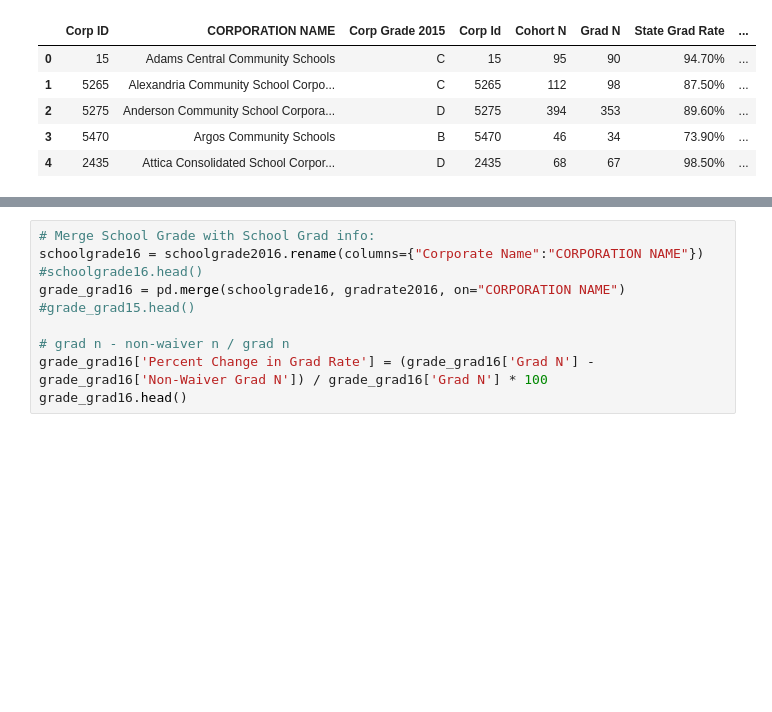
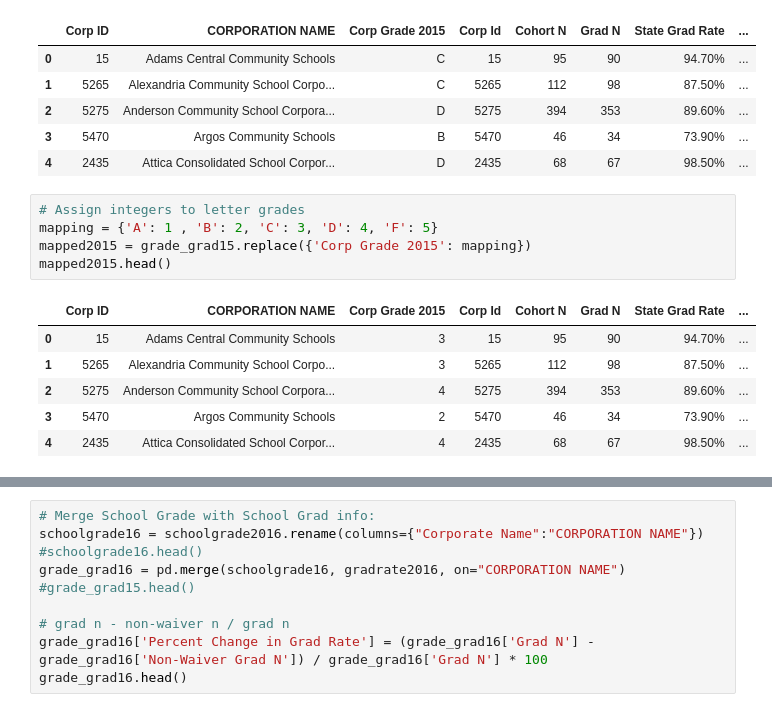
Before and after one commit to averydan/teamEducation, a Jupyter notebook: School Grade vs Grad Rate.ipynb, the cells around one changed output, grey strips where cells are left out. Cells and saved outputs as stored; diff of their text form; blank space fills up the shorter version.

```diff
--- a/School Grade vs Grad Rate.ipynb
+++ b/School Grade vs Grad Rate.ipynb
@@ -246,3 +284,15 @@ grade_grad15.head()
 | 2 | 5275 | Anderson Community School Corpora... | D | 5275 | 394 | 353 | 89.60% | ... |
 | 3 | 5470 | Argos Community Schools | B | 5470 | 46 | 34 | 73.90% | ... |
 | 4 | 2435 | Attica Consolidated School Corpor... | D | 2435 | 68 | 67 | 98.50% | ... |
+# %%
+# Assign integers to letter grades
+mapping = {'A': 1 , 'B': 2, 'C': 3, 'D': 4, 'F': 5}
+mapped2015 = grade_grad15.replace({'Corp Grade 2015': mapping})
+mapped2015.head()
+# %% [output]
+|  | Corp ID | CORPORATION NAME | Corp Grade 2015 | Corp Id | Cohort N | Grad N | State Grad Rate | ... |
+| 0 | 15 | Adams Central Community Schools | 3 | 15 | 95 | 90 | 94.70% | ... |
+| 1 | 5265 | Alexandria Community School Corpo... | 3 | 5265 | 112 | 98 | 87.50% | ... |
+| 2 | 5275 | Anderson Community School Corpora... | 4 | 5275 | 394 | 353 | 89.60% | ... |
+| 3 | 5470 | Argos Community Schools | 2 | 5470 | 46 | 34 | 73.90% | ... |
+| 4 | 2435 | Attica Consolidated School Corpor... | 4 | 2435 | 68 | 67 | 98.50% | ... |
```
Also changed, not shown: parts of 28 cells of this notebook.
